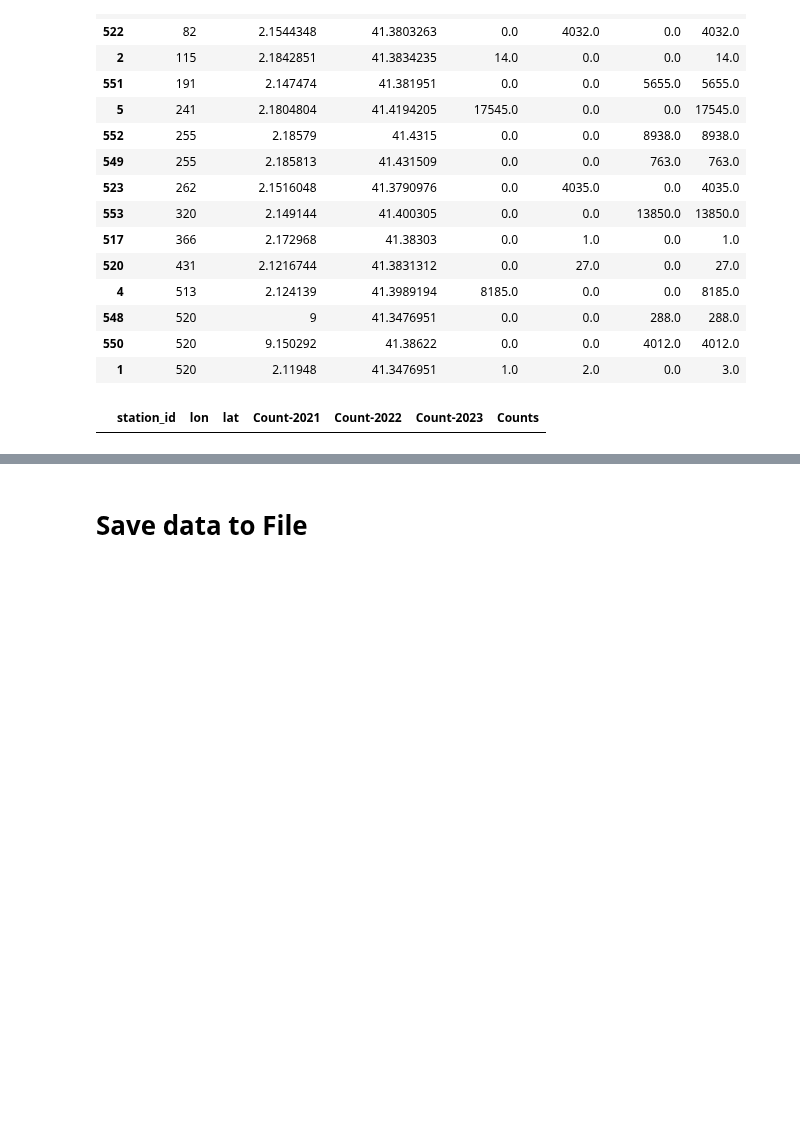
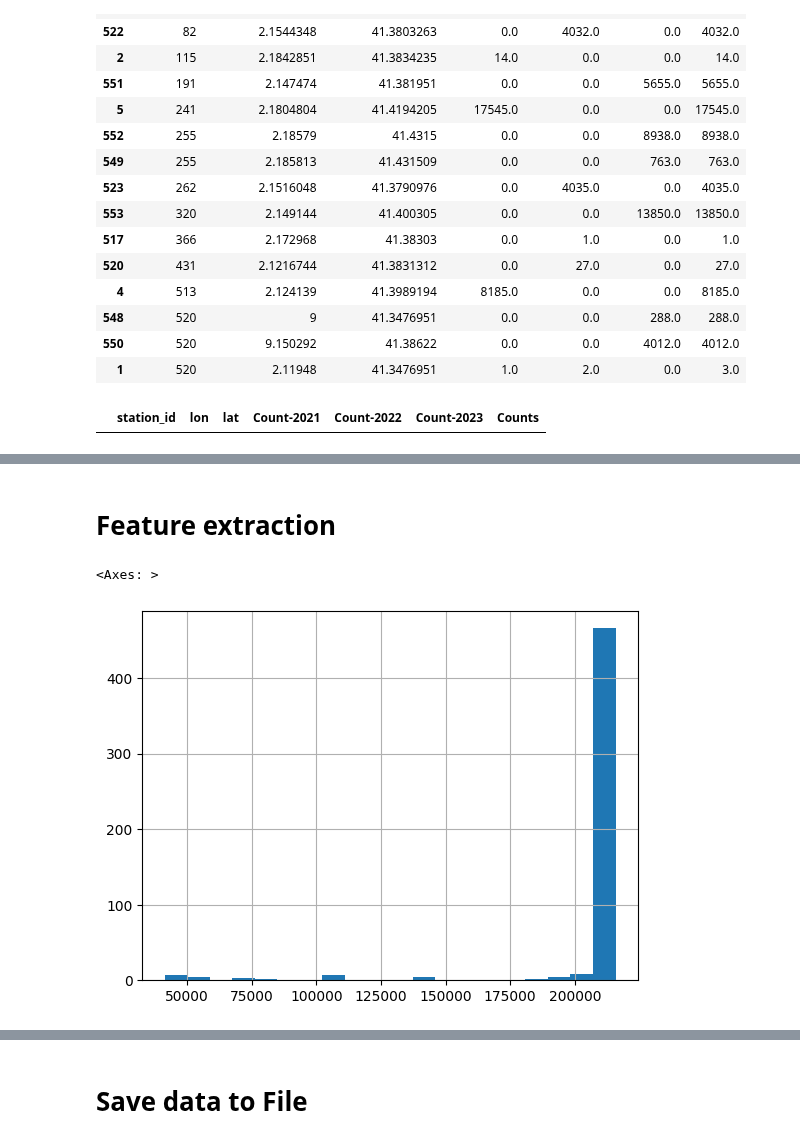
Before and after one commit to or1ol/CaptstoneProject, a Jupyter notebook: ReadIDataInformationEstacions.ipynb, the cells around one changed output, grey strips where cells are left out. Drawn from its saved outputs; the diff is of its cells as text; code cells hidden in the pictures; blank space fills up the shorter version.

```diff
--- a/ReadIDataInformationEstacions.ipynb
+++ b/ReadIDataInformationEstacions.ipynb
@@ -303,0 +292,2 @@ result_data[result_data.Counts > 50000].Counts.hist(bins=20)
+# %% [markdown]
+# Feature extraction
@@ -303,0 +296,5 @@ result_data[result_data.Counts > 50000].Counts.hist(bins=20)
+# %%
+result_data.Counts.hist(bins=20)
+# %% [output]
+<Axes: >
+[figure, added]
```
Also changed, not shown: parts of 8 cells of this notebook, 8 other files.
